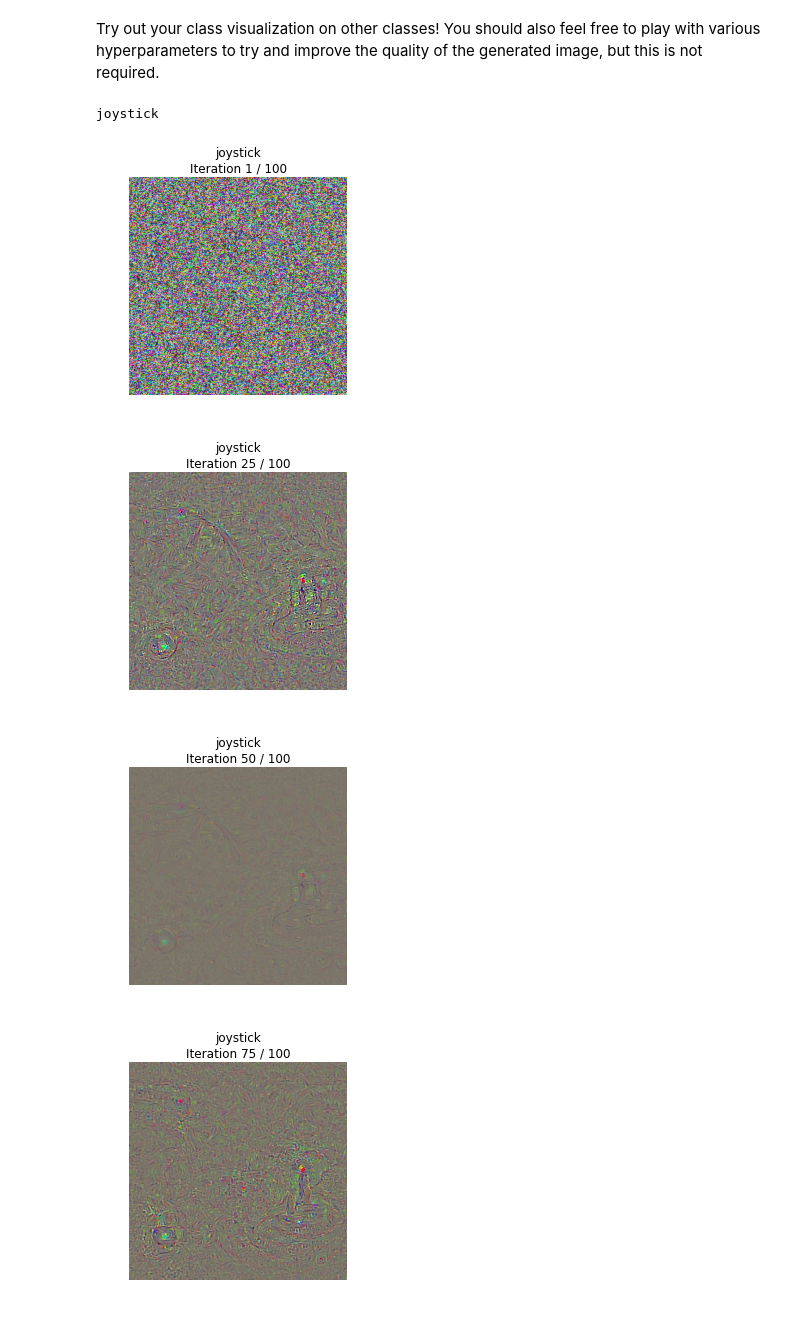
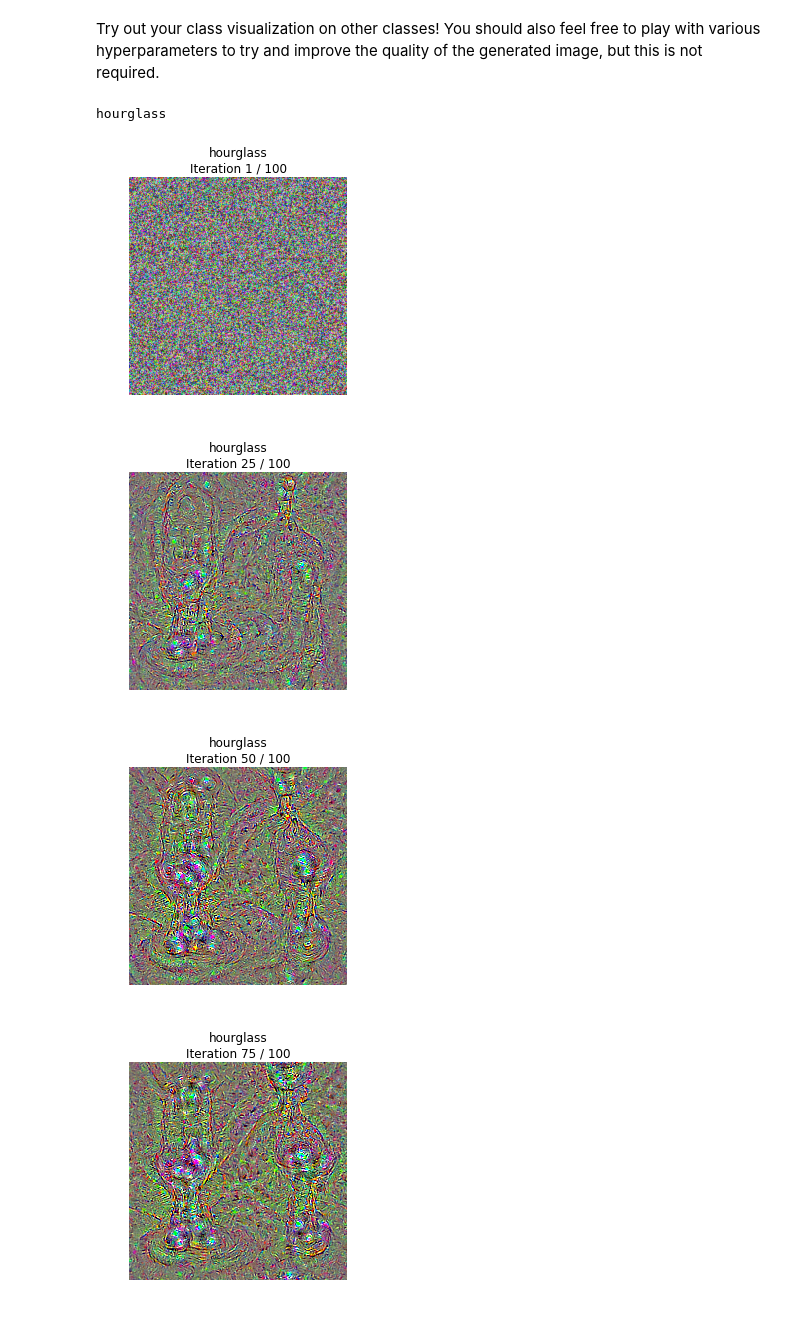
Before and after one commit to madalinabuzau/cs231n-convolutional-neural-networks-solutions, a Jupyter notebook: 2017 Spring Assignments/assignment3/NetworkVisualization-TensorFlow.ipynb, the cells around one changed output. Drawn from its saved outputs; the diff is of its cells as text; code cells hidden in the pictures.

Commit message:
Fixed class visualization assignment

```diff
--- a/2017 Spring Assignments/assignment3/NetworkVisualization-TensorFlow.ipynb
+++ b/2017 Spring Assignments/assignment3/NetworkVisualization-TensorFlow.ipynb
@@ -321,11 +321,10 @@ def create_class_visualization(target_y, model, **kwargs):
     # use model.classifier to get the scores, and tf.gradients to compute  #
     # gradients. Don't forget the (subtracted) L2 regularization term!     #
     ########################################################################
-    loss = tf.losses.softmax_cross_entropy(tf.one_hot(model.labels,1000),
-                                           model.classifier)
+    loss = model.classifier[:,target_y]
     grad = tf.gradients(loss, model.image)
-    grad += 2*l2_reg*model.image
     grad = tf.squeeze(grad)
+    grad -= 2*l2_reg*model.image
     ############################################################################
     #                             END OF YOUR CODE                             #
     ############################################################################
@@ -346,7 +345,7 @@ def create_class_visualization(target_y, model, **kwargs):
         # Be very careful about the signs of elements in your code.            #
         ########################################################################
         dx = sess.run(grad, feed_dict={model.image:X, model.labels:np.array([target_y])})
-        X -= learning_rate*dx
+        X += learning_rate*dx
         ############################################################################
         #                             END OF YOUR CODE                             #
         ############################################################################
@@ -384,15 +383,15 @@ Try out your class visualization on other classes! You should also feel free to
 # %%
 # target_y = 78 # Tick
 # target_y = 187 # Yorkshire Terrier
 # target_y = 683 # Oboe
 # target_y = 366 # Gorilla
 # target_y = 604 # Hourglass
-target_y = np.random.randint(1000)
+target_y = 604
 print(class_names[target_y])
 X = create_class_visualization(target_y, model)
 # %% [output]
-joystick
+hourglass
-[figure, old version]
+[figure, new version]
-[figure, old version]
+[figure, new version]
-[figure, old version]
+[figure, new version]
-[figure, old version]
+[figure, new version]
```
Also changed, not shown: parts of 3 cells of this notebook.
